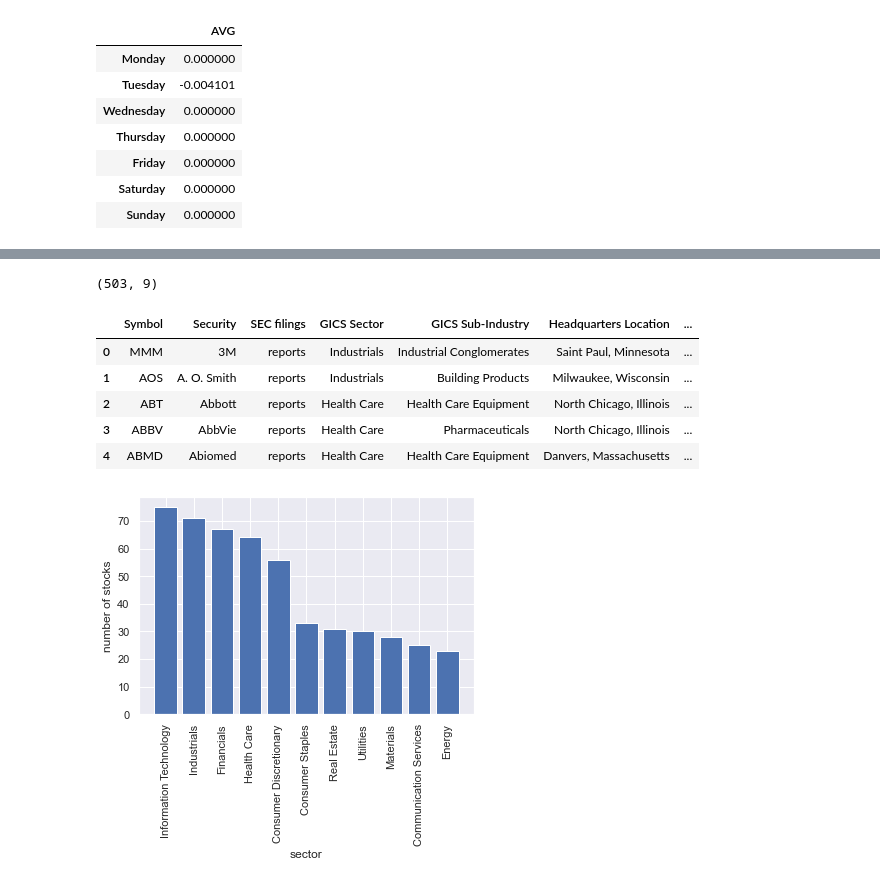
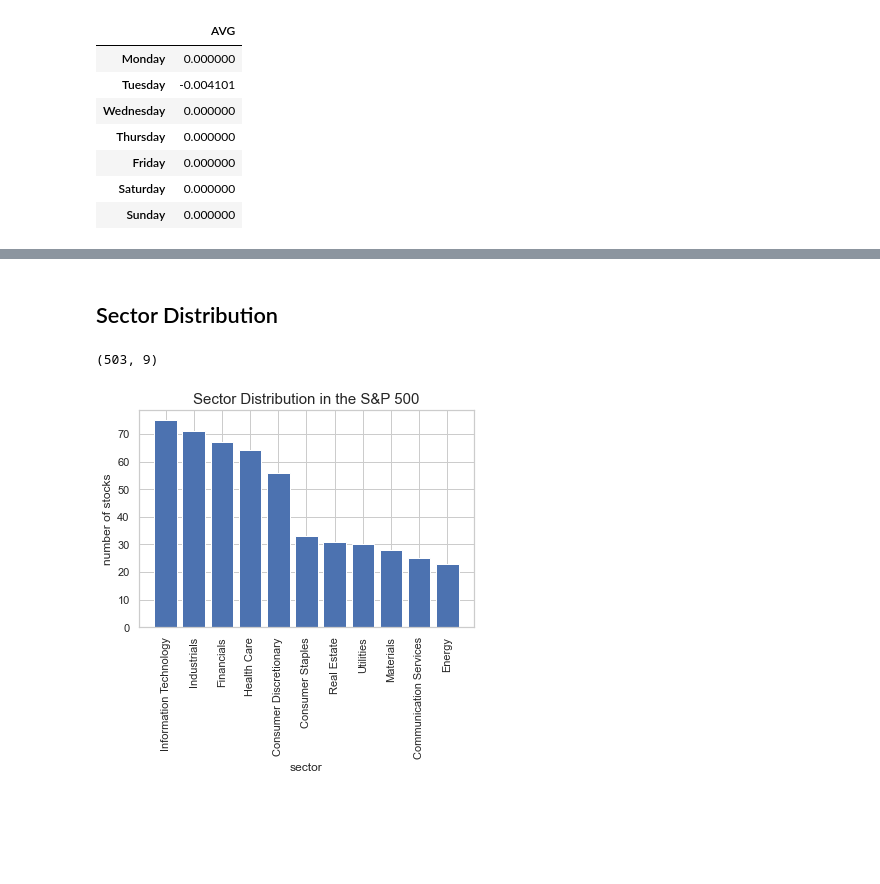
Before and after one commit to RaphHer/Project_Final_Ironhack, a Jupyter notebook: 4. NEW Visualization .ipynb, the cells around one changed output, grey strips where cells are left out. Saved outputs shown, nothing was run; the diff lists cells and outputs as text; code cells hidden in the pictures; blank space fills up the shorter version.

```diff
--- a/4. NEW Visualization .ipynb
+++ b/4. NEW Visualization .ipynb
@@ -376,29 +263,25 @@ df_returns.plot.bar()
+# %% [markdown]
+## Sector Distribution
 # %%
 #retrived from https://wire.insiderfinance.io/data-analysis-of-s-p500-stocks-in-python-investment-strategy-during-post-pandemic-a7cf8926ee3e
 
 tables = pd.read_html('https://en.wikipedia.org/wiki/List_of_S%26P_500_companies')
 first_table = tables[0]
 second_table = tables[1]
+
+df = first_table
+print(df.shape)
+df["Symbol"] = df["Symbol"].map(lambda x: x.replace(".", "-"))  # rename symbol to escape symbol error
+sp500_tickers = list(df["Symbol"])
+df.head()
+
+plt.title('Sector Distribution in the S&P 500', fontsize=15)
+sectors = df["GICS Sector"].value_counts()
+plt.bar(sectors.index, sectors.values)
+plt.xticks(rotation=90)
+plt.xlabel("sector")
+plt.ylabel("number of stocks")
+plt.show()
+# %% [output]
+(503, 9)
+[figure, added]
-# %%
-df = first_table
-print(df.shape)
-df["Symbol"] = df["Symbol"].map(lambda x: x.replace(".", "-"))  # rename symbol to escape symbol error
-sp500_tickers = list(df["Symbol"])
-df.head()
-# %% [output]
-(503, 9)
-|  | Symbol | Security | SEC filings | GICS Sector | GICS Sub-Industry | Headquarters Location | ... |
-| 0 | MMM | 3M | reports | Industrials | Industrial Conglomerates | Saint Paul, Minnesota | ... |
-| 1 | AOS | A. O. Smith | reports | Industrials | Building Products | Milwaukee, Wisconsin | ... |
-| 2 | ABT | Abbott | reports | Health Care | Health Care Equipment | North Chicago, Illinois | ... |
-| 3 | ABBV | AbbVie | reports | Health Care | Pharmaceuticals | North Chicago, Illinois | ... |
-| 4 | ABMD | Abiomed | reports | Health Care | Health Care Equipment | Danvers, Massachusetts | ... |
-# %%
-sectors = df["GICS Sector"].value_counts()
-plt.bar(sectors.index, sectors.values)
-plt.xticks(rotation=90)
-plt.xlabel("sector")
-plt.ylabel("number of stocks")
-plt.show()
-# %% [output]
-[figure, removed]
```
Also changed, not shown: parts of 31 cells of this notebook, 1 other file.
